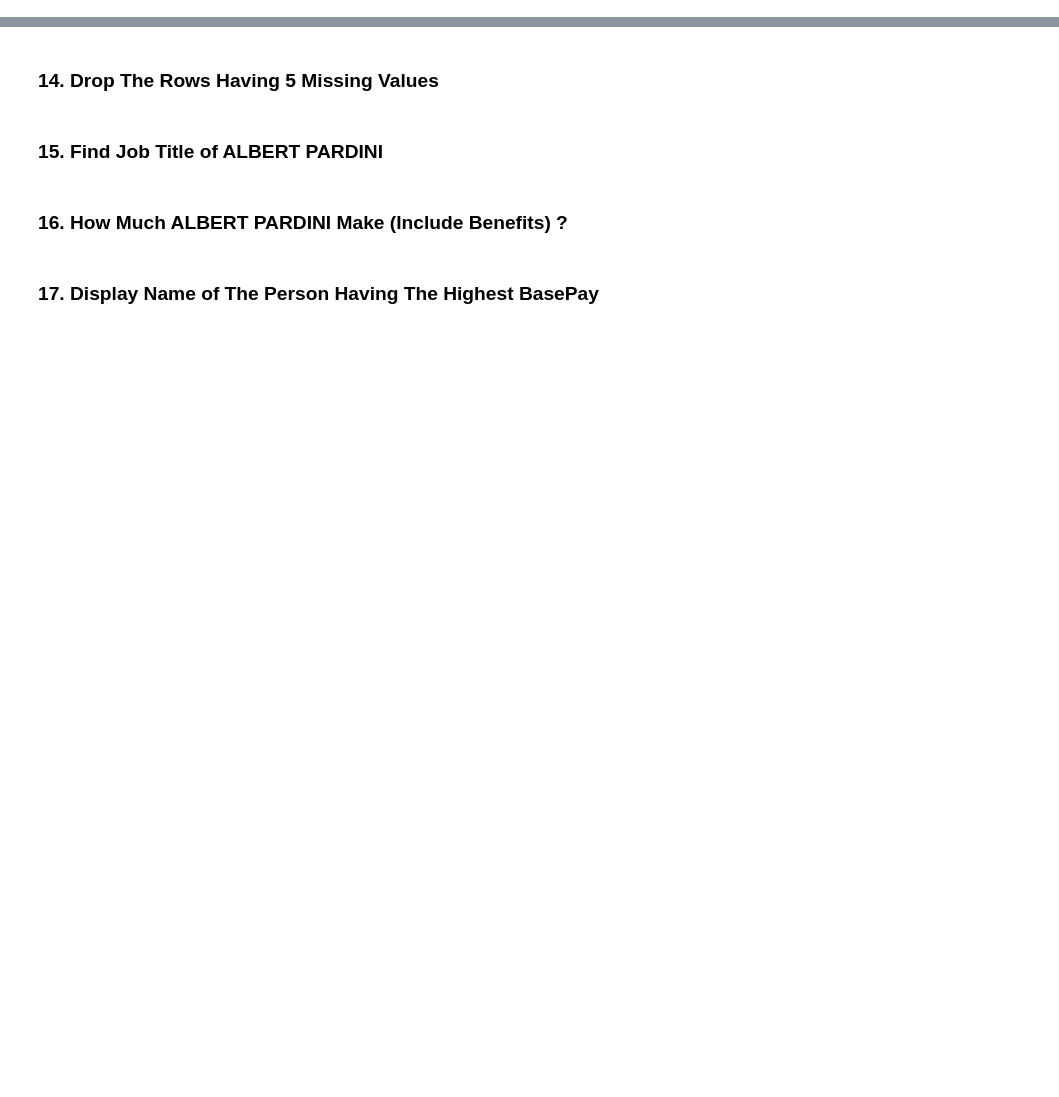
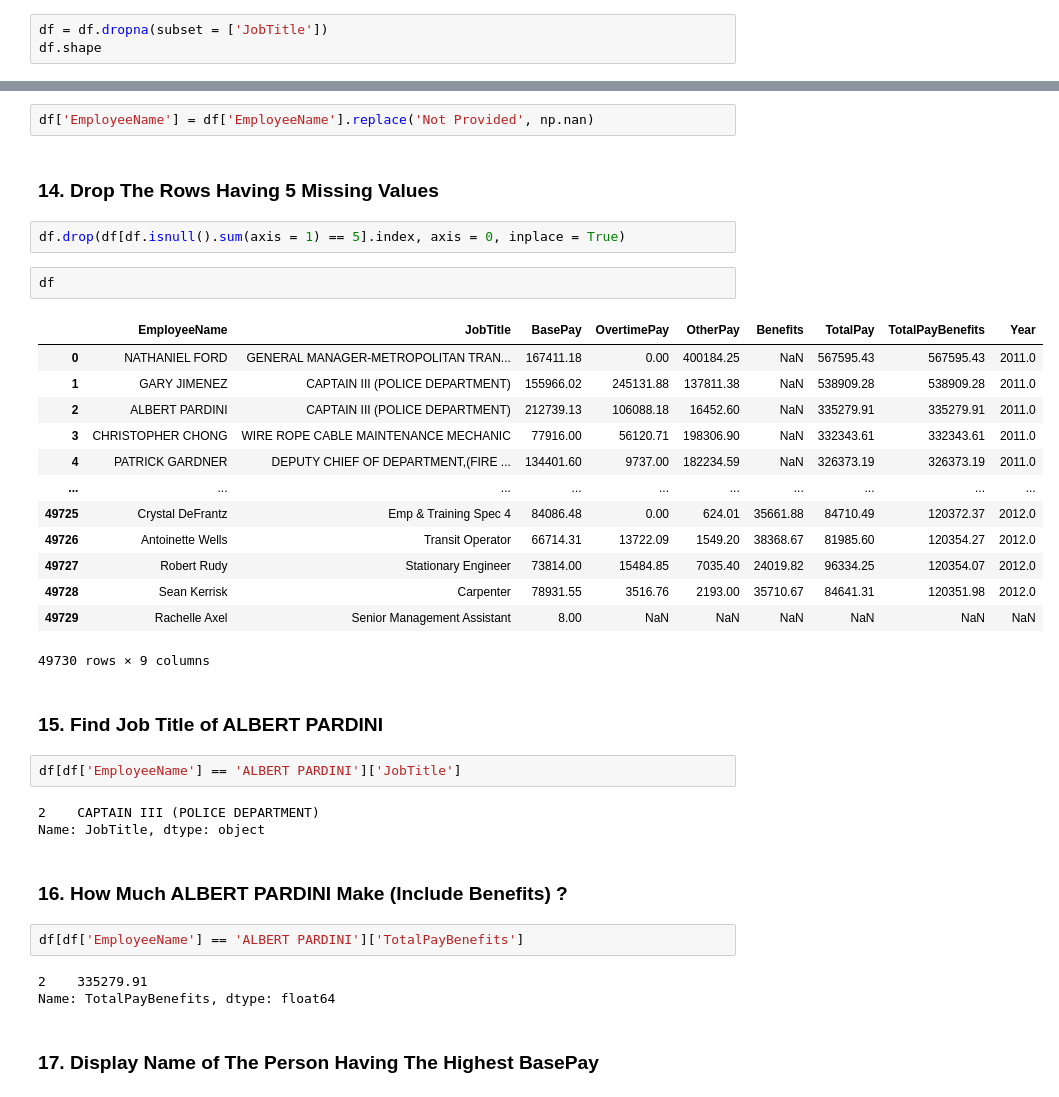
Before and after one commit to stardustmayank/SF-Salaries, a Jupyter notebook: SF_Salaries.ipynb, the cells around one changed output, grey strips where cells are left out. Saved outputs shown, nothing was run; the diff lists cells and outputs as text; blank space fills up the shorter version.

```diff
--- a/SF_Salaries.ipynb
+++ b/SF_Salaries.ipynb
@@ -169,2 +169,5 @@ df['JobTitle'].nunique()
 # %% [markdown]
 ### 10. Total Number of Job Titles Contain Captain
+# %%
+df = df.dropna(subset = ['JobTitle'])
+df.shape
@@ -177,8 +236,38 @@ df['JobTitle'].nunique()
+# %%
+df['EmployeeName'] = df['EmployeeName'].replace('Not Provided', np.nan)
 # %% [markdown]
 ### 14. Drop The Rows Having 5 Missing Values
+# %%
+df.drop(df[df.isnull().sum(axis = 1) == 5].index, axis = 0, inplace = True)
+# %%
+df
+# %% [output]
+|  | EmployeeName | JobTitle | BasePay | OvertimePay | OtherPay | Benefits | TotalPay | TotalPayBenefits | Year |
+| 0 | NATHANIEL FORD | GENERAL MANAGER-METROPOLITAN TRAN... | 167411.18 | 0.00 | 400184.25 | NaN | 567595.43 | 567595.43 | 2011.0 |
+| 1 | GARY JIMENEZ | CAPTAIN III (POLICE DEPARTMENT) | 155966.02 | 245131.88 | 137811.38 | NaN | 538909.28 | 538909.28 | 2011.0 |
+| 2 | ALBERT PARDINI | CAPTAIN III (POLICE DEPARTMENT) | 212739.13 | 106088.18 | 16452.60 | NaN | 335279.91 | 335279.91 | 2011.0 |
+| 3 | CHRISTOPHER CHONG | WIRE ROPE CABLE MAINTENANCE MECHANIC | 77916.00 | 56120.71 | 198306.90 | NaN | 332343.61 | 332343.61 | 2011.0 |
+| 4 | PATRICK GARDNER | DEPUTY CHIEF OF DEPARTMENT,(FIRE ... | 134401.60 | 9737.00 | 182234.59 | NaN | 326373.19 | 326373.19 | 2011.0 |
+| ... | ... | ... | ... | ... | ... | ... | ... | ... | ... |
+| 49725 | Crystal DeFrantz | Emp & Training Spec 4 | 84086.48 | 0.00 | 624.01 | 35661.88 | 84710.49 | 120372.37 | 2012.0 |
+| 49726 | Antoinette Wells | Transit Operator | 66714.31 | 13722.09 | 1549.20 | 38368.67 | 81985.60 | 120354.27 | 2012.0 |
+| 49727 | Robert Rudy | Stationary Engineer | 73814.00 | 15484.85 | 7035.40 | 24019.82 | 96334.25 | 120354.07 | 2012.0 |
+| 49728 | Sean Kerrisk | Carpenter | 78931.55 | 3516.76 | 2193.00 | 35710.67 | 84641.31 | 120351.98 | 2012.0 |
+| 49729 | Rachelle Axel | Senior Management Assistant | 8.00 | NaN | NaN | NaN | NaN | NaN | NaN |
+49730 rows × 9 columns
 # %% [markdown]
 ### 15. Find Job Title of ALBERT PARDINI
+# %%
+df[df['EmployeeName'] == 'ALBERT PARDINI']['JobTitle']
+# %% [output]
+2    CAPTAIN III (POLICE DEPARTMENT)
+Name: JobTitle, dtype: object
 # %% [markdown]
 ### 16. How Much ALBERT PARDINI Make (Include Benefits) ?
+# %%
+df[df['EmployeeName'] == 'ALBERT PARDINI']['TotalPayBenefits']
+# %% [output]
+2    335279.91
+Name: TotalPayBenefits, dtype: float64
 # %% [markdown]
 ### 17. Display Name of The Person Having The Highest BasePay
```
Also changed, not shown: parts of 24 cells of this notebook.
